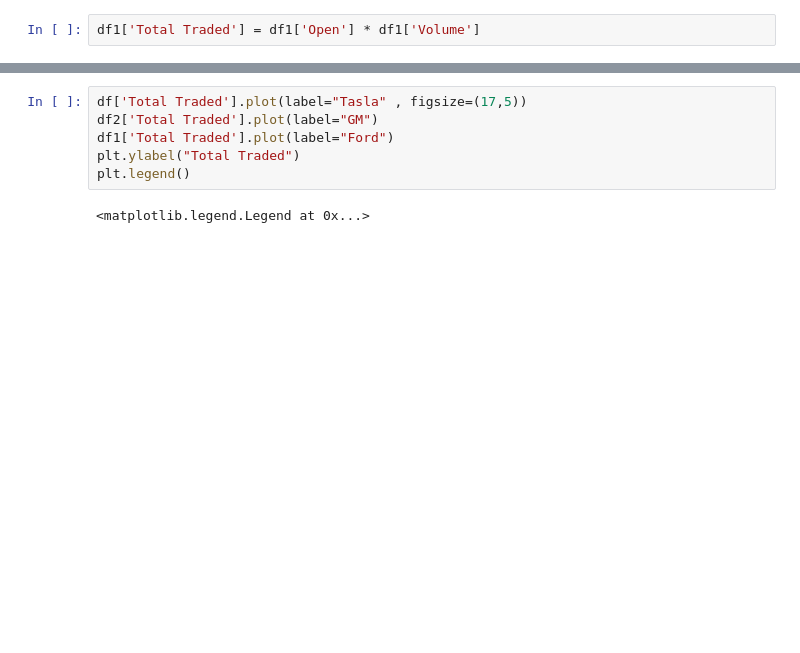
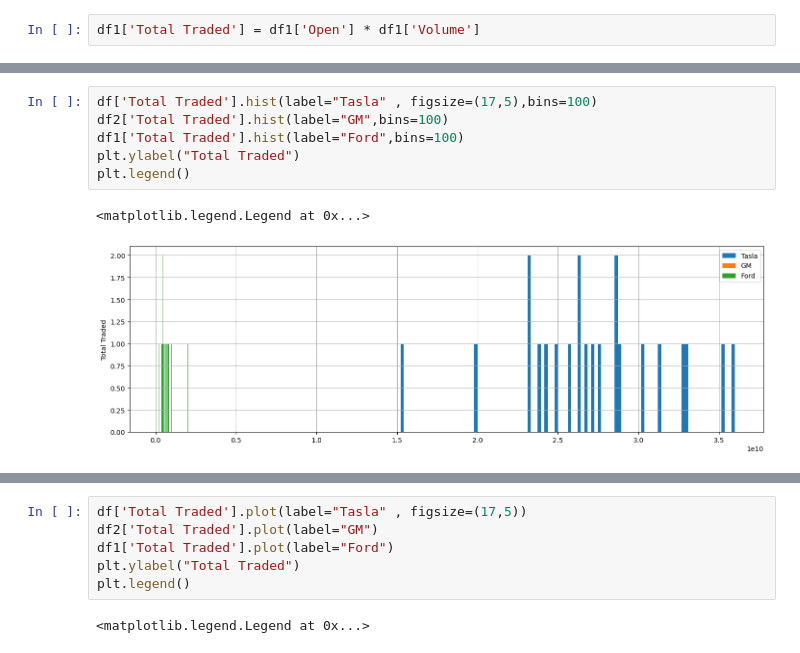
Before and after one commit to anjali8922/digipodium, a Jupyter notebook: stock_analysis.ipynb, the cells around one changed output, grey strips where cells are left out. Drawn from its saved outputs; the diff is of its cells as text; blank space fills up the shorter version.

```diff
--- a/stock_analysis.ipynb
+++ b/stock_analysis.ipynb
@@ -87,0 +171,9 @@ ford.history()
+# %%
+df['Total Traded'].hist(label="Tasla" , figsize=(17,5),bins=100)
+df2['Total Traded'].hist(label="GM",bins=100)
+df1['Total Traded'].hist(label="Ford",bins=100)
+plt.ylabel("Total Traded")
+plt.legend()
+# %% [output]
+<matplotlib.legend.Legend at 0x...>
+[figure, added]
```
Also changed, not shown: parts of 26 cells of this notebook, 1 other file.
